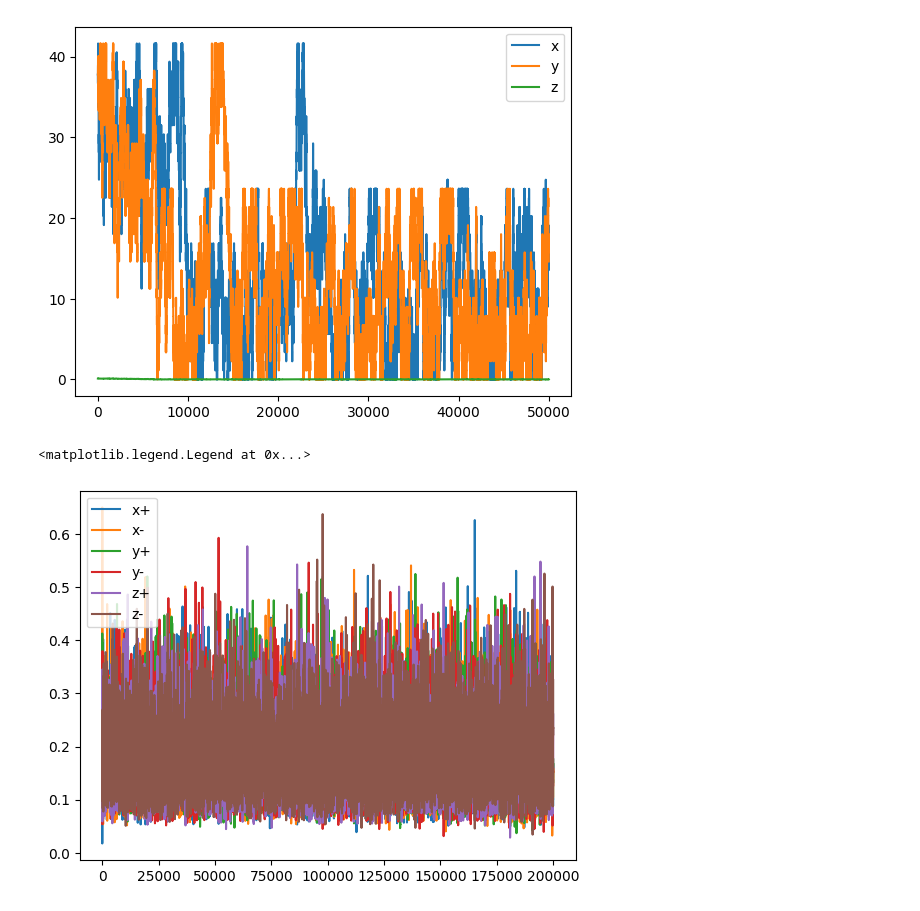
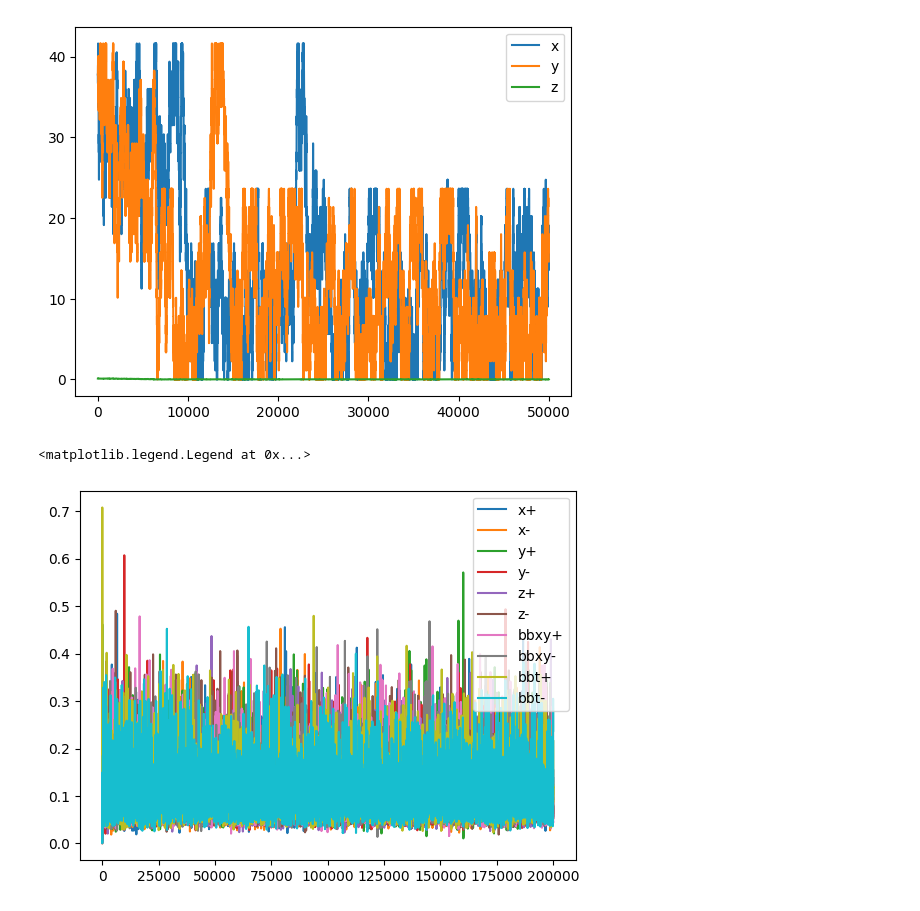
Before and after one commit to SpaceMeerkat/traident, a Jupyter notebook: training/preprocessing.ipynb, the cells around one changed output. Saved outputs shown, nothing was run; the diff lists cells and outputs as text; code cells hidden in the pictures.

Commit message:
Bounding box needs debugging

```diff
--- a/training/preprocessing.ipynb
+++ b/training/preprocessing.ipynb
@@ -258,41 +271,43 @@ class PolicyNet(nn.Module):
         return x
 
 # Initialize policy network
-input_size = 3  # Matches input_vector dimensions
-hidden_size = 6  # Can be adjusted
-output_size = 6  # Moves: +row, -row, +col, -col, +channel, -channel
+input_size = 5  # Matches input_vector dimensions
+hidden_size = 10 # Can be adjusted
+output_size = 10  # Moves: +row, -row, +col, -col, +channel, -channel
 policy = PolicyNet(input_size, hidden_size, output_size)
 optimizer = optim.Adam(policy.parameters(), lr=0.1)
 criterion = nn.MSELoss()  # Placeholder loss (we will use REINFORCE-like updates)
 
 # Define action mapping
 actions = [
-    torch.tensor([1, 0, 0]), torch.tensor([-1, 0, 0]),  # Row movement
-    torch.tensor([0, 1, 0]), torch.tensor([0, -1, 0]),  # Column movement
-    torch.tensor([0, 0, 11]), torch.tensor([0, 0, -11])  # Channel movement
+    torch.tensor([1, 0, 0, 0, 0]), torch.tensor([-1, 0, 0, 0, 0]),  # Row movement
+    torch.tensor([0, 1, 0, 0, 0]), torch.tensor([0, -1, 0, 0, 0]),  # Column movement
+    torch.tensor([0, 0, 11, 0, 0]), torch.tensor([0, 0, -11, 0, 0]),  # Channel movement
+    torch.tensor([0, 0, 0, 1, 0]), torch.tensor([0, 0, 0, 0, 0]),  # Row / Column bounding box size adjustment
+    torch.tensor([0, 0, 0, 0, 1]), torch.tensor([0, 0, 0, 0, -1])  # Channel bounding box size adjustment
 ]
 
 # Training loop
 num_steps = 200000
 positions = []
 
-row, column, channel, Nxy, Nt = torch.tensor(0.1), torch.tensor(0.1), torch.tensor(0.75), torch.tensor(3), torch.tensor(21)
-a_x, a_y, a_t, a_Nxy, a_Nt = torch.tensor(40), torch.tensor(40), torch.tensor(1000), torch.tensor(3), torch.tensor(21)
+row, column, channel, Nxy, Nt = torch.tensor(0.1), torch.tensor(0.1), torch.tensor(0.75), torch.tensor(0.3), torch.tensor(0.01)
+a_x, a_y, a_t, a_Nxy, a_Nt = torch.tensor(40), torch.tensor(40), torch.tensor(1000), torch.tensor(5), torch.tensor(5)
 
 # Scaling limits for neighborhood size
 Nxy_min, Nxy_max = 3, 3
 Nt_min, Nt_max = 21, 21
 
 def get_input_vector():
-    tneighbourhood = get_neighbourhood(cube=torch_chunk, row=row, column=column, channel=channel, Nxy=Nxy, Nt=Nt)
-    tneighbourhood = rescale_neighbourhood(tneighbourhood)
-    distance_x, distance_y, distance_t = anomaly_distance(torch_chunk, row, column, channel, Nxy, Nt, a_x, a_y, a_t, a_Nxy, a_Nt)
-    return torch.stack([distance_x, distance_y, distance_t])
+    # tneighbourhood = get_neighbourhood(cube=torch_chunk, row=row, column=column, channel=channel, Nxy=Nxy, Nt=Nt)
+    # tneighbourhood = rescale_neighbourhood(tneighbourhood)
+    distance_x, distance_y, distance_t, distance_bb_xy, distance_bb_t = anomaly_distance(torch_chunk, row, column, channel, Nxy, Nt, a_x, a_y, a_t, a_Nxy, a_Nt)
+    return torch.stack([distance_x, distance_y, distance_t, distance_bb_xy, distance_bb_t])
 
 running_loss, running_reward, running_action_probs, running_inputs  = [],[],[],[]
 
 for step in range(num_steps):
-    positions.append((row.item()*64, column.item()*64, channel.item()*4608))
+    positions.append((row.item()*64, column.item()*64, channel.item()*4608, Nxy.item()*64, Nt.item()*4608))
 
     input_vector = get_input_vector()
     running_inputs.append(input_vector)
@@ -305,8 +320,12 @@ for step in range(num_steps):
     row = torch.clamp(row*64 + move[0], Nxy_max, torch_chunk.shape[1] - Nxy_max)/64
     column = torch.clamp(column*64 + move[1], Nxy_max, torch_chunk.shape[2] - Nxy_max)/64
     channel = torch.clamp(channel*4608 + move[2], Nt_max, torch_chunk.shape[0] - Nt_max)/4608
+    Nxy = (Nxy*64 + move[3]) / 64
+    Nt = (Nt*4608 + move[4]) / 4608
 
-    reward = abs(row*64 - a_x)/64 + abs(column*64 - a_y)/64 + abs(channel*4608 - a_t)/4608# * torch_chunk.shape[1]/torch_chunk.shape[0])
+    reward = abs(row*64 - a_x)/64 + abs(column*64 - a_y)/64 + abs(channel*4608 - a_t)/4608 +\
+        abs(Nxy*64 - a_Nxy)/64 + abs(Nt*4608 - a_Nt)/4608# * torch_chunk.shape[1]/torch_chunk.shape[0])
+
     running_reward.append(reward)
 
     loss = reward * action_probs[action_index]
@@ -333,16 +352,20 @@ plt.legend()
 # %%
 plt.close('all')
 plt.figure()
 plt.plot(all_action_probs[:,0], label = 'x+')
 plt.plot(all_action_probs[:,1], label = 'x-')
 plt.plot(all_action_probs[:,2], label = 'y+')
 plt.plot(all_action_probs[:,3], label = 'y-')
 plt.plot(all_action_probs[:,4], label = 'z+')
 plt.plot(all_action_probs[:,5], label = 'z-')
+plt.plot(all_action_probs[:,6], label = 'bbxy+')
+plt.plot(all_action_probs[:,7], label = 'bbxy-')
+plt.plot(all_action_probs[:,8], label = 'bbt+')
+plt.plot(all_action_probs[:,9], label = 'bbt-')
 plt.legend()
 # %% [output]
 <matplotlib.legend.Legend at 0x...>
-[figure, old version]
+[figure, new version]
 # %%
 plt.figure()
 plt.plot(all_loss)
```
Also changed, not shown: parts of 12 cells of this notebook.
